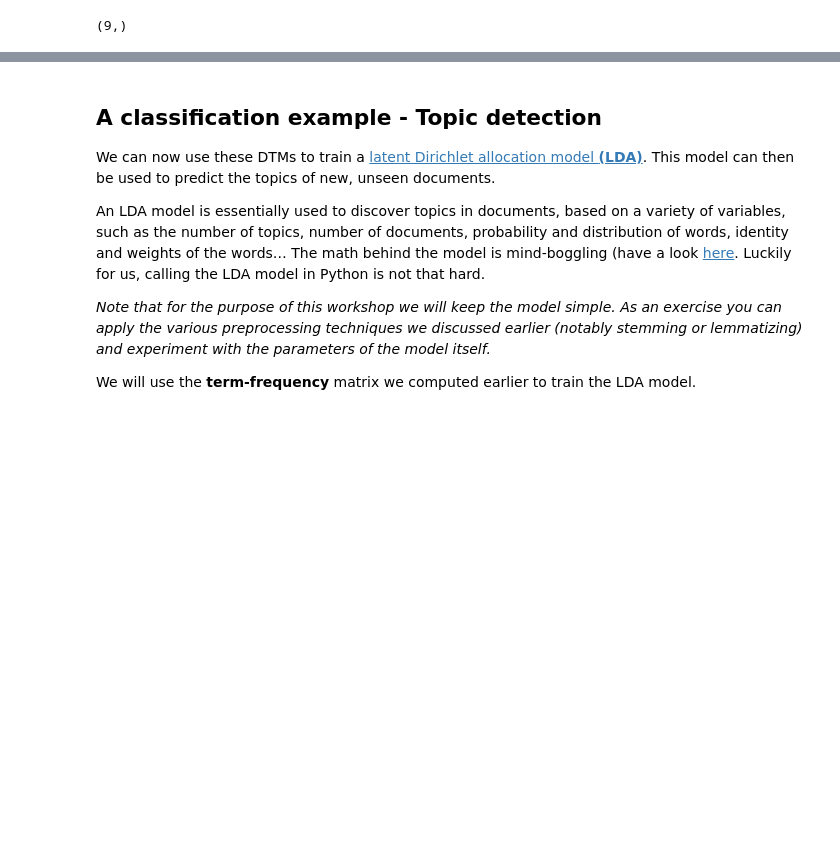
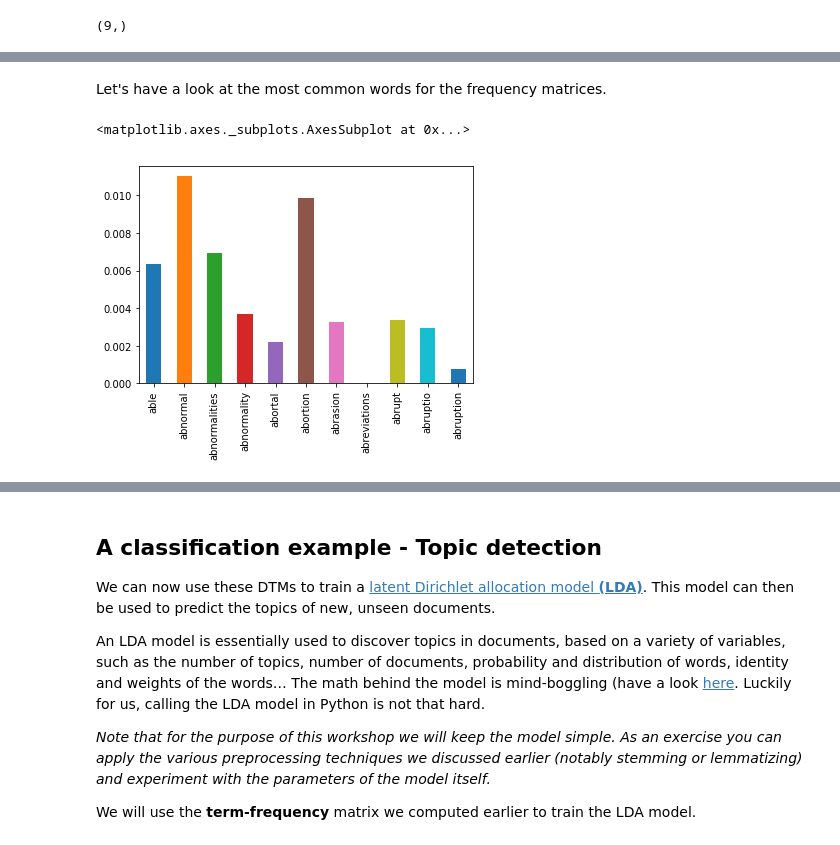
Before and after one commit to rouxrei/disummit2018, a Jupyter notebook: jupyter notebook/DISummit 2018 Tekst Maarten.ipynb, the cells around one changed output, grey strips where cells are left out. Drawn from its saved outputs; the diff is of its cells as text; code cells hidden in the pictures; blank space fills up the shorter version.

Commit message:
bar graphs!

```diff
--- a/jupyter notebook/DISummit 2018 Tekst Maarten.ipynb
+++ b/jupyter notebook/DISummit 2018 Tekst Maarten.ipynb
@@ -588,0 +519,10 @@ Name: 0, Length: 7661, dtype: float64
+# %% [markdown]
+Let's have a look at the most common words for the frequency matrices.
+# %%
+#labels = ['aids', 'hiv', 'percent', 'prevalence', 'adults', 'ages', 'positive', 'females', 'males', 'viral']
+
+tfidf_df = pd.DataFrame(tfidf.todense(), columns=tfidf_vectorizer.get_feature_names())
+tfidf_df.iloc[7,8:19].T.plot(kind='bar')
+# %% [output]
+<matplotlib.axes._subplots.AxesSubplot at 0x...>
+[figure, added]
```
Also changed, not shown: parts of 9 cells of this notebook.
